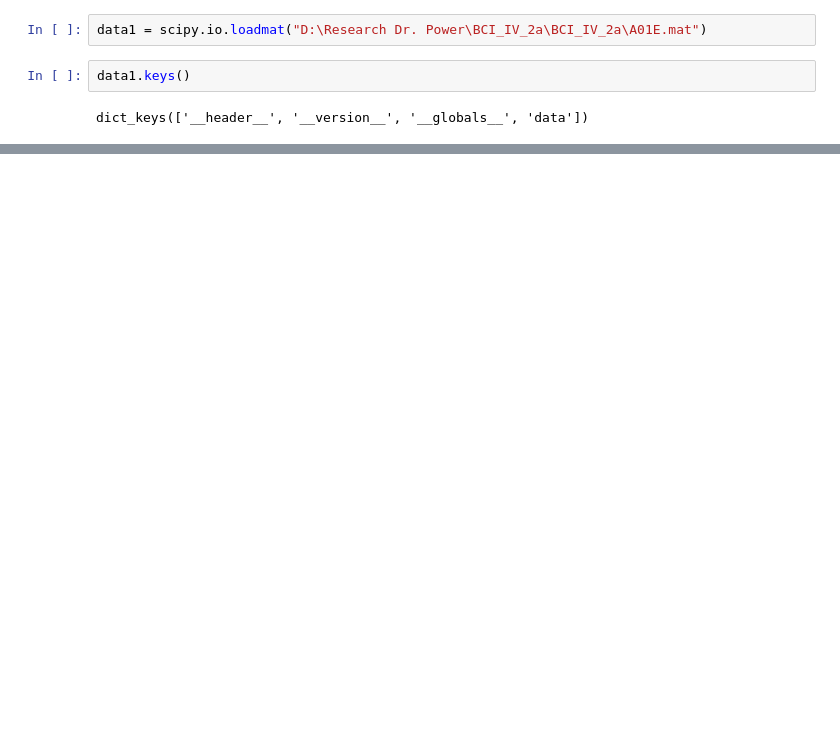
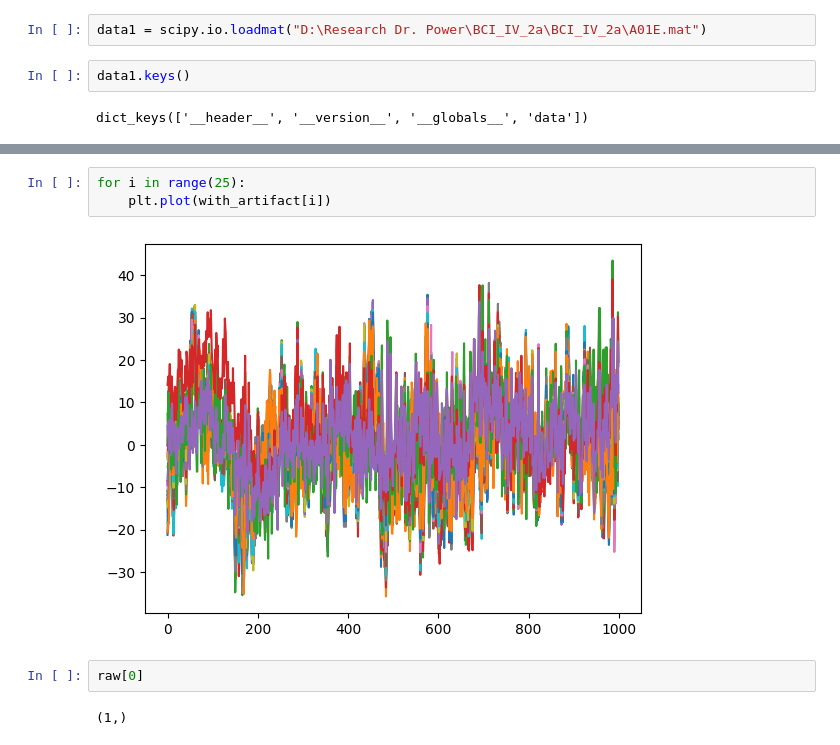
Before and after one commit to bijan-2000/DeepBCI, a Jupyter notebook: Test - Mat.ipynb, the cells around one changed output, grey strips where cells are left out. Drawn from its saved outputs; the diff is of its cells as text; blank space fills up the shorter version.

```diff
--- a/Test - Mat.ipynb
+++ b/Test - Mat.ipynb
@@ -21,0 +42,9 @@ array([-3.27148438, -3.95507812, -1.51367188,  0.68359375,  1.02539062,
+# %%
+for i in range(25):
+    plt.plot(with_artifact[i])
+# %% [output]
+[figure, added]
+# %%
+raw[0]
+# %% [output]
+(1,)
```
Also changed, not shown: parts of 10 cells of this notebook, 2 other files.
